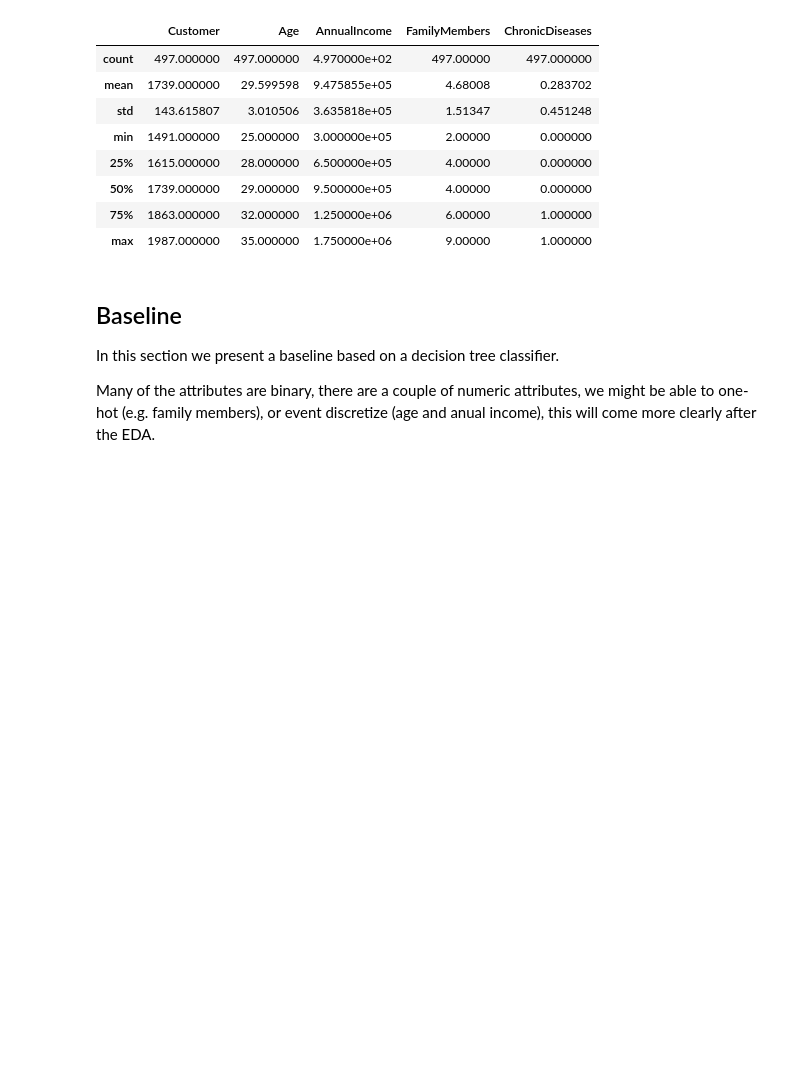
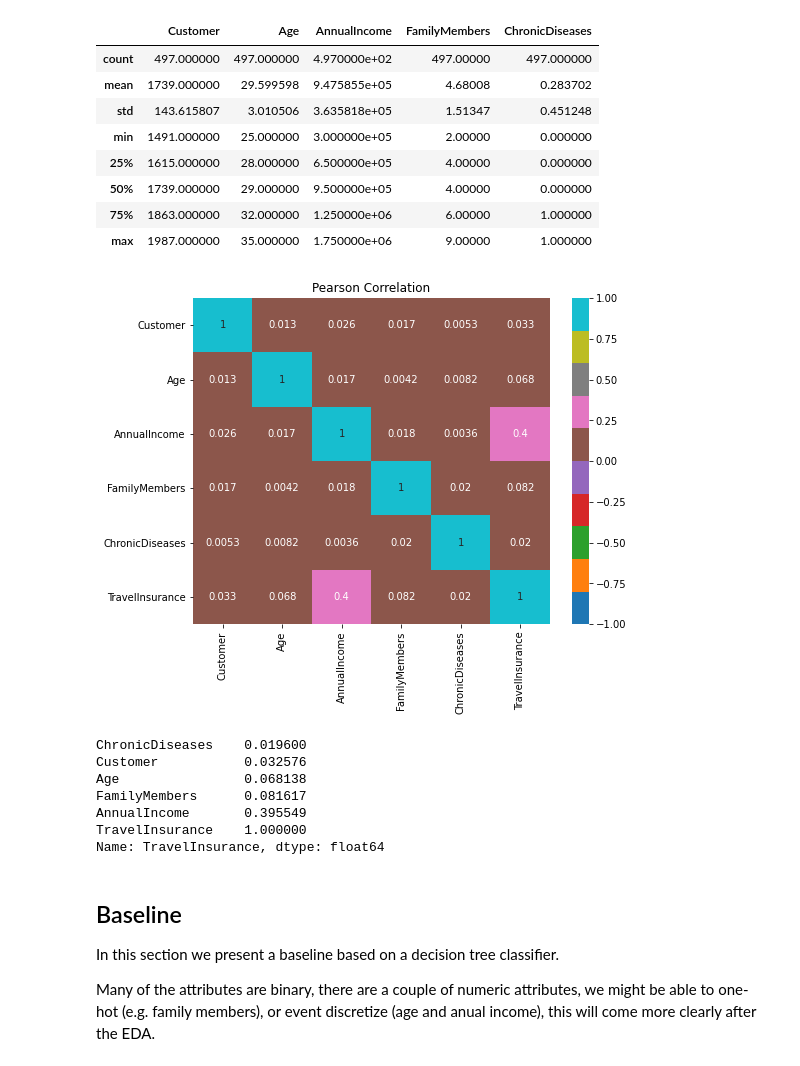
Before and after one commit to DiploDatos-Grupo2/AprendizajeSupervisado, a Jupyter notebook: TrabajoFinalKaggle/Model.ipynb, the cells around one changed output. Saved outputs shown, nothing was run; the diff lists cells and outputs as text; code cells hidden in the pictures; blank space fills up the shorter version.

```diff
--- a/TrabajoFinalKaggle/Model.ipynb
+++ b/TrabajoFinalKaggle/Model.ipynb
@@ -106,6 +110,24 @@ test_df.describe()
 | 50% | 1739.000000 | 29.000000 | 9.500000e+05 | 4.00000 | 0.000000 |
 | 75% | 1863.000000 | 32.000000 | 1.250000e+06 | 6.00000 | 1.000000 |
 | max | 1987.000000 | 35.000000 | 1.750000e+06 | 9.00000 | 1.000000 |
+# %%
+corr = train_df.corr(method='pearson').abs()
+
+fig = plt.figure(figsize=(8,6))
+sns.heatmap(corr, annot=True, cmap='tab10', vmin=-1, vmax=+1)
+plt.title('Pearson Correlation')
+plt.show()
+
+print (train_df.corr()['TravelInsurance'].abs().sort_values())
+# %% [output]
+[figure, added]
+ChronicDiseases    0.019600
+Customer           0.032576
+Age                0.068138
+FamilyMembers      0.081617
+AnnualIncome       0.395549
+TravelInsurance    1.000000
+Name: TravelInsurance, dtype: float64
 # %% [markdown]
 ## Baseline
 
```
Also changed, not shown: parts of 8 cells of this notebook, 1 other file.
